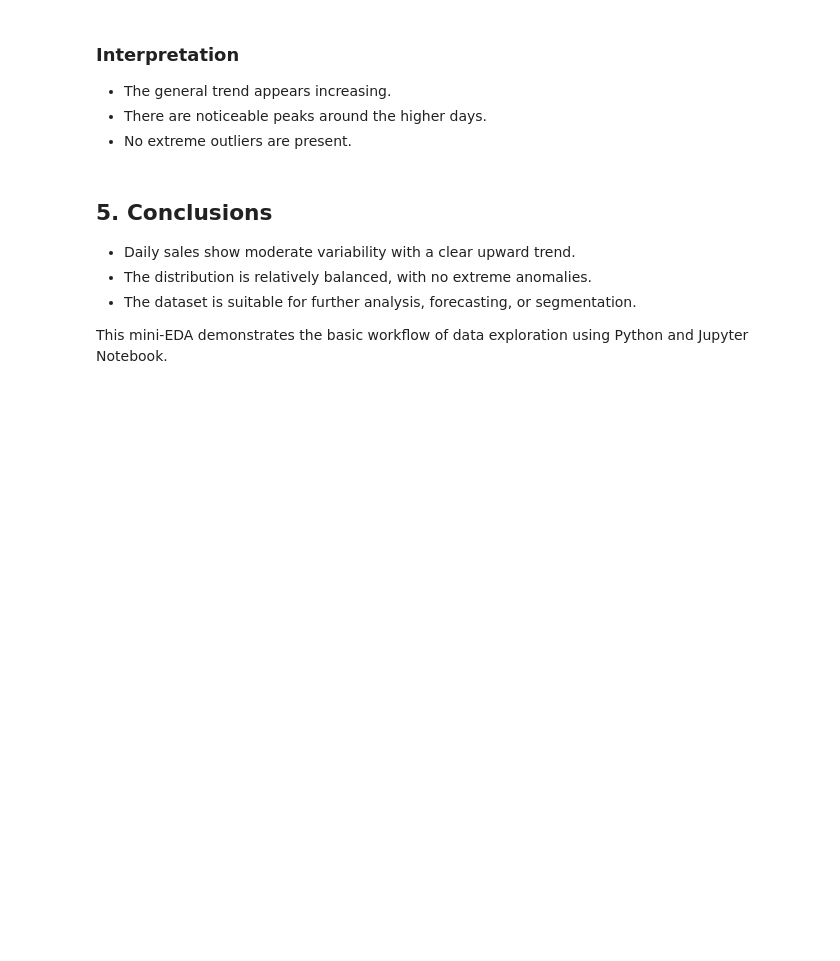
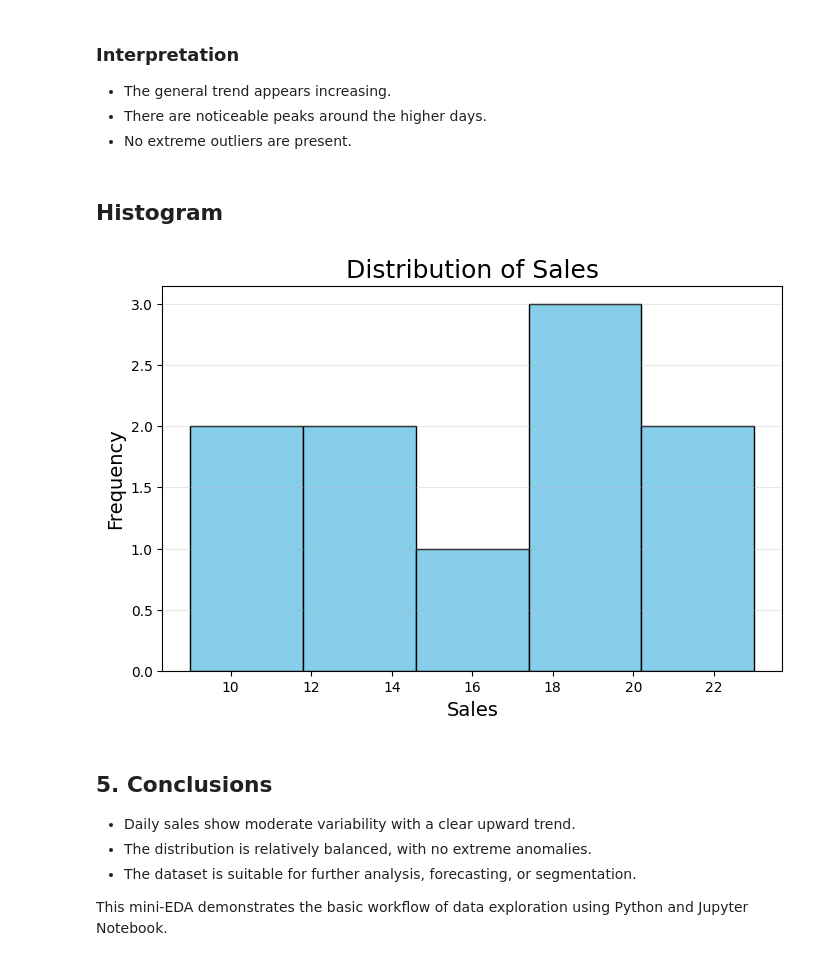
Before and after one commit to polischukok-hub/mini_eda_project, a Jupyter notebook: notebooks/final_analysis.ipynb, the cells around one changed output. Cells and saved outputs as stored; diff of their text form; code cells hidden in the pictures; blank space fills up the shorter version.

Commit message:
add a histogram of sales distribution

```diff
--- a/notebooks/final_analysis.ipynb
+++ b/notebooks/final_analysis.ipynb
@@ -73,6 +73,27 @@ plt.show()
 - The general trend appears increasing.
 - There are noticeable peaks around the higher days.
 - No extreme outliers are present.
+# %% [markdown]
+## Histogram
+# %%
+plt.figure(figsize=(8, 5))
+plt.hist(df["sales"], bins=5, color="skyblue", edgecolor="black")
+
+##plt.axvline(df["sales"].mean(), color="red", linestyle="--", label="Mean")
+##plt.axvline(df["sales"].median(), color="green", linestyle="--", label="Median")
+
+
+plt.title("Distribution of Sales", fontsize=18)
+plt.xlabel("Sales", fontsize=14)
+plt.ylabel("Frequency", fontsize=14)
+
+plt.grid(axis="y", alpha=0.3)
+
+plt.savefig("../images/sales_histogram.png", dpi=300, bbox_inches="tight")
+
+plt.show()
+# %% [output]
+[figure, added]
 # %% [markdown]
 ## 5. Conclusions
 
```
Also changed, not shown: 2 other files.
